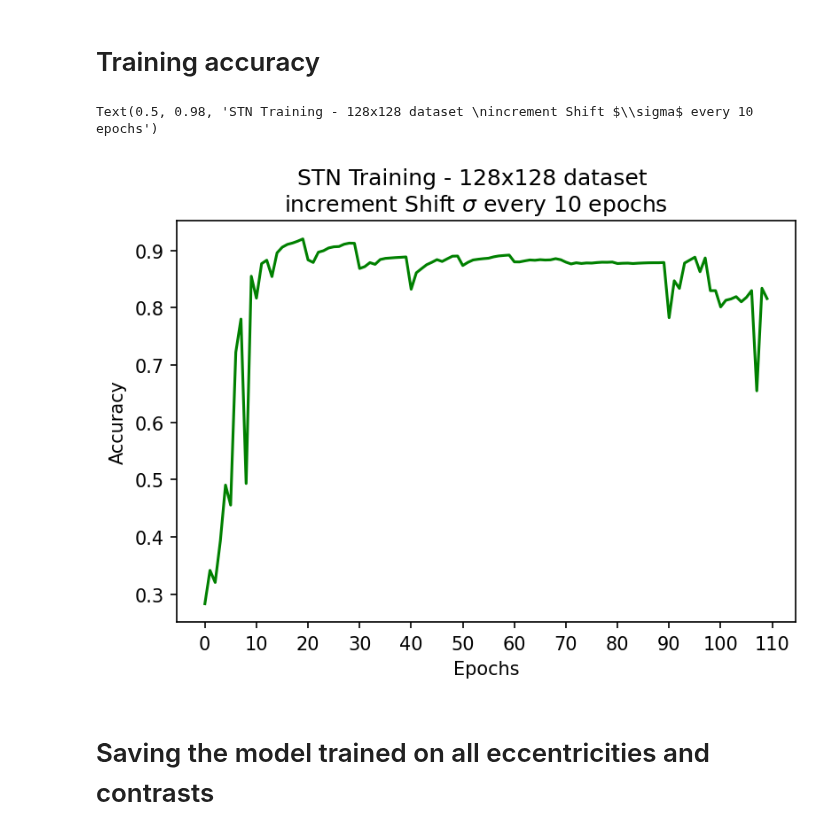
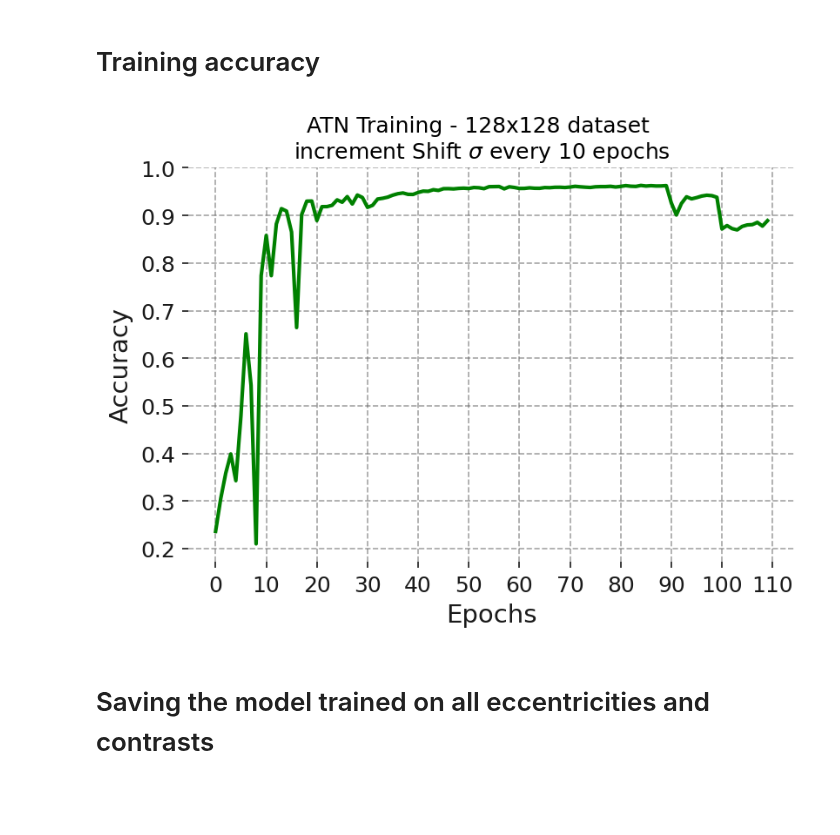
Before and after one commit to dabane-ghassan/int-lab-book, a Jupyter notebook: src/downsampling_attention_stn.ipynb, the cells around one changed output. Saved outputs shown, nothing was run; the diff lists cells and outputs as text; code cells hidden in the pictures; blank space fills up the shorter version.

Commit message:
accuracy atn

```diff
--- a/src/downsampling_attention_stn.ipynb
+++ b/src/downsampling_attention_stn.ipynb
@@ -432,18 +427,33 @@ accuracy = np.array([9627, 9264, 9010, 9252, 9392, 9349, 9375, 9407, 9425,
+# %%
+accuracy = [
+    0.2365, 0.3045, 0.3584, 0.399, 0.3429, 0.479, 0.6514, 0.5435, 0.2102,
+    0.7737, 0.858, 0.7736, 0.8822, 0.9143, 0.9092, 0.8653, 0.6646, 0.9017,
+    0.93, 0.9303, 0.8893, 0.9185, 0.9186, 0.9213, 0.9328, 0.9278, 0.9396,
+    0.9241, 0.9429, 0.9377, 0.917, 0.9213, 0.9345, 0.9361, 0.9385, 0.9427,
+    0.9457, 0.9473, 0.9444, 0.9442, 0.9483, 0.9511, 0.9507, 0.9541, 0.9526,
+    0.9562, 0.9563, 0.9558, 0.9568, 0.9573, 0.9566, 0.9587, 0.9582, 0.9563,
+    0.9604, 0.9606, 0.9608, 0.9559, 0.9602, 0.9588, 0.9567, 0.9568, 0.958,
+    0.9571, 0.957, 0.9586, 0.9583, 0.9592, 0.9593, 0.9587, 0.9597, 0.9612,
+    0.9602, 0.9594, 0.9588, 0.9602, 0.9606, 0.9606, 0.9612, 0.9598, 0.961,
+    0.9627, 0.9614, 0.961, 0.9631, 0.9618, 0.9626, 0.9619, 0.962, 0.9627,
+    0.9264, 0.901, 0.9252, 0.9392, 0.9349, 0.9375, 0.9407, 0.9425, 0.9416,
+    0.9382, 0.8717, 0.8788, 0.8724, 0.8697, 0.877, 0.8801, 0.8808, 0.8855,
+    0.8777, 0.8891
+]
 # %%
-#plt.style.use("gadfly")
+plt.style.use("gadfly")
 fig, ax = plt.subplots(1, 1, dpi=150)
 ax.plot(accuracy, 'g')
 
 ax.set_xticks([e for e in range(0, 120, 10)])
 ax.set_ylabel("Accuracy")
 ax.set_xlabel("Epochs")
 
 #ax.grid(axis='x', linestyle='--')
-fig.suptitle("STN Training - 128x128 dataset \nincrement Shift $\sigma$ every 10 epochs")
-#fig.savefig('../figures/acc_training_stn_128x128.png')
+fig.suptitle("ATN Training - 128x128 dataset \nincrement Shift $\sigma$ every 10 epochs")
+#fig.savefig('../figures/acc_training_atn.png')
 # %% [output]
-Text(0.5, 0.98, 'STN Training - 128x128 dataset \nincrement Shift $\\sigma$ every 10 epochs')
-[figure, old version]
+[figure, new version]
 # %% [markdown]
 # Saving the model trained on all eccentricities and contrasts
 # %%
```
Also changed, not shown: parts of 1 cell of this notebook, 2 other files.
